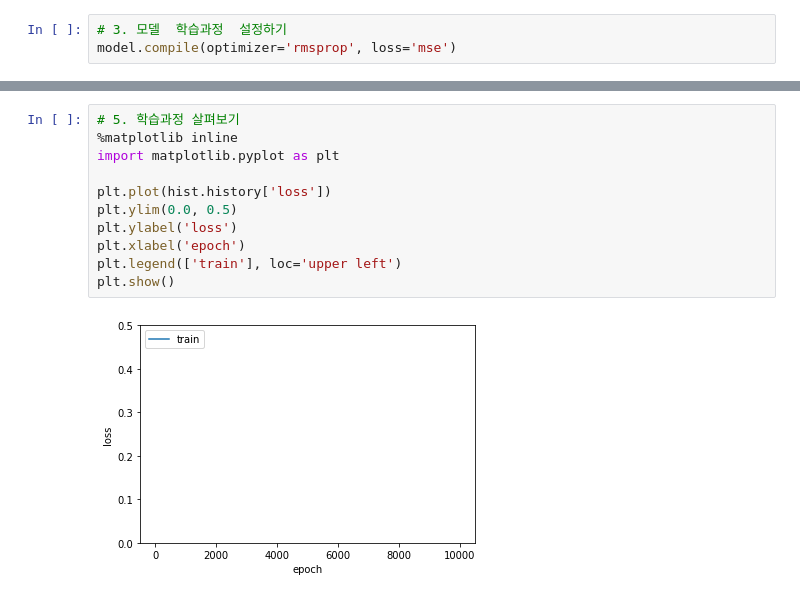
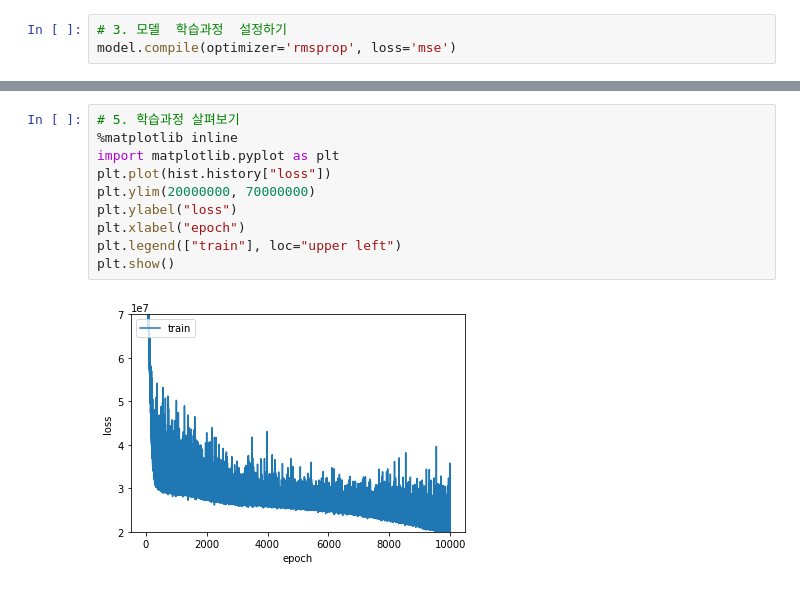
Before and after one commit to SujinAhn21/first_AI_model, a Jupyter notebook: 깊은다층퍼셉트론모델.ipynb, the cells around one changed output, grey strips where cells are left out. Drawn from its saved outputs; the diff is of its cells as text.

```diff
--- a/깊은다층퍼셉트론모델.ipynb
+++ b/깊은다층퍼셉트론모델.ipynb
@@ -104,16 +104,15 @@ Epoch 10000/10000
 # %%
 # 5. 학습과정 살펴보기
 %matplotlib inline
 import matplotlib.pyplot as plt
-
-plt.plot(hist.history['loss'])
-plt.ylim(0.0, 0.5)
-plt.ylabel('loss')
-plt.xlabel('epoch')
-plt.legend(['train'], loc='upper left')
+plt.plot(hist.history["loss"])
+plt.ylim(20000000, 70000000)
+plt.ylabel("loss")
+plt.xlabel("epoch")
+plt.legend(["train"], loc="upper left")
 plt.show()
 # %% [output]
-[figure, old version]
+[figure, new version]
 # %%
 # 6. 모델  평가하기
 loss = model.evaluate(x_test, y_test, batch_size=32)
```
Also changed, not shown: parts of 2 cells of this notebook.
